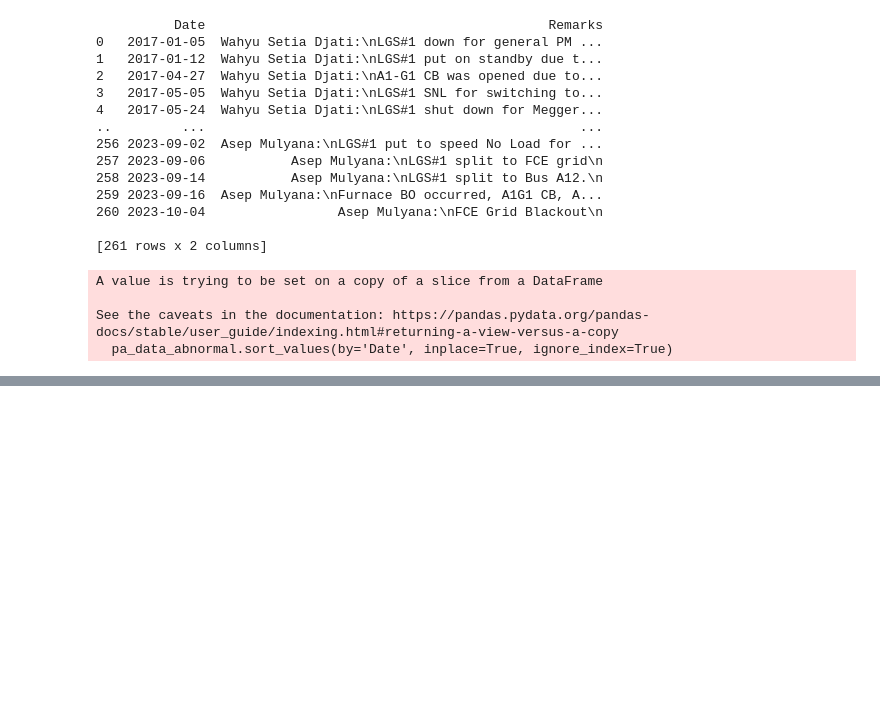
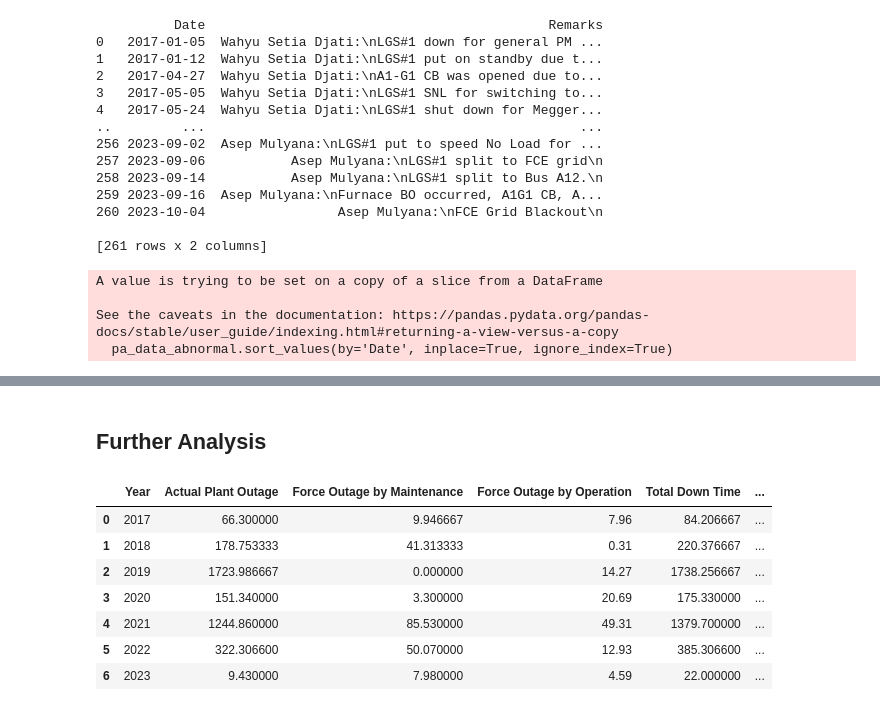
Before and after one commit to mekatronik-achmadi/Predict-CBM, a Jupyter notebook: Vale/Docs/DataPA/pa_data_analysis.ipynb, the cells around one changed output, grey strips where cells are left out. Drawn from its saved outputs; the diff is of its cells as text; code cells hidden in the pictures; blank space fills up the shorter version.

```diff
--- a/Vale/Docs/DataPA/pa_data_analysis.ipynb
+++ b/Vale/Docs/DataPA/pa_data_analysis.ipynb
@@ -125,3 +125,5 @@ MTTR (Hour)
 Remarks                                    No outages (Normal operation).No outages (Norm...
 Event Time                                                                               0.0
 dtype: object
+# %% [markdown]
+## Further Analysis
@@ -127,0 +165,30 @@ dtype: object
+# %%
+# creating dataframe with yearly statistic data
+pa_data_resume = []
+
+for i in range(len(pa_data_segmented)):
+    yData = [observed_year[i],
+                pa_data_segmented[i]['Actual Plan Outage hrs (Hour)'].sum(),
+                pa_data_segmented[i]['Force outage by Maintenance (Hour)'].sum(),
+                pa_data_segmented[i]['Force outage by Operation (Hour)'].sum(),
+                pa_data_segmented[i]['Total Down Time Hours (Hour)'].sum(),
+                pa_data_segmented[i]['Standby hrs (Hour)'].sum(),
+                pa_data_segmented[i]['Operating Hours (Hour)'].sum(),
+                pa_data_segmented[i]['Total Operating (Hour)'].sum()
+                ]
+
+    pa_data_resume.append(yData)
+
+df_data_resume = pd.DataFrame(pa_data_resume, columns=['Year', 'Actual Plant Outage', 'Force Outage by Maintenance', 'Force Outage by Operation', 'Total Down Time','Standby Hour', 'Operating Hour', 'Total Operating'])
+# df_data_resume = pd.DataFrame(pa_data_resume, columns=['Year', 'Actual Plant Outage', 'Force Outage by Maintenance', 'Force Outage by Operation'])
+
+df_data_resume
+# %% [output]
+|  | Year | Actual Plant Outage | Force Outage by Maintenance | Force Outage by Operation | Total Down Time | ... |
+| 0 | 2017 | 66.300000 | 9.946667 | 7.96 | 84.206667 | ... |
+| 1 | 2018 | 178.753333 | 41.313333 | 0.31 | 220.376667 | ... |
+| 2 | 2019 | 1723.986667 | 0.000000 | 14.27 | 1738.256667 | ... |
+| 3 | 2020 | 151.340000 | 3.300000 | 20.69 | 175.330000 | ... |
+| 4 | 2021 | 1244.860000 | 85.530000 | 49.31 | 1379.700000 | ... |
+| 5 | 2022 | 322.306600 | 50.070000 | 12.93 | 385.306600 | ... |
+| 6 | 2023 | 9.430000 | 7.980000 | 4.59 | 22.000000 | ... |
```
Also changed, not shown: parts of 5 cells of this notebook, 4 other files.
